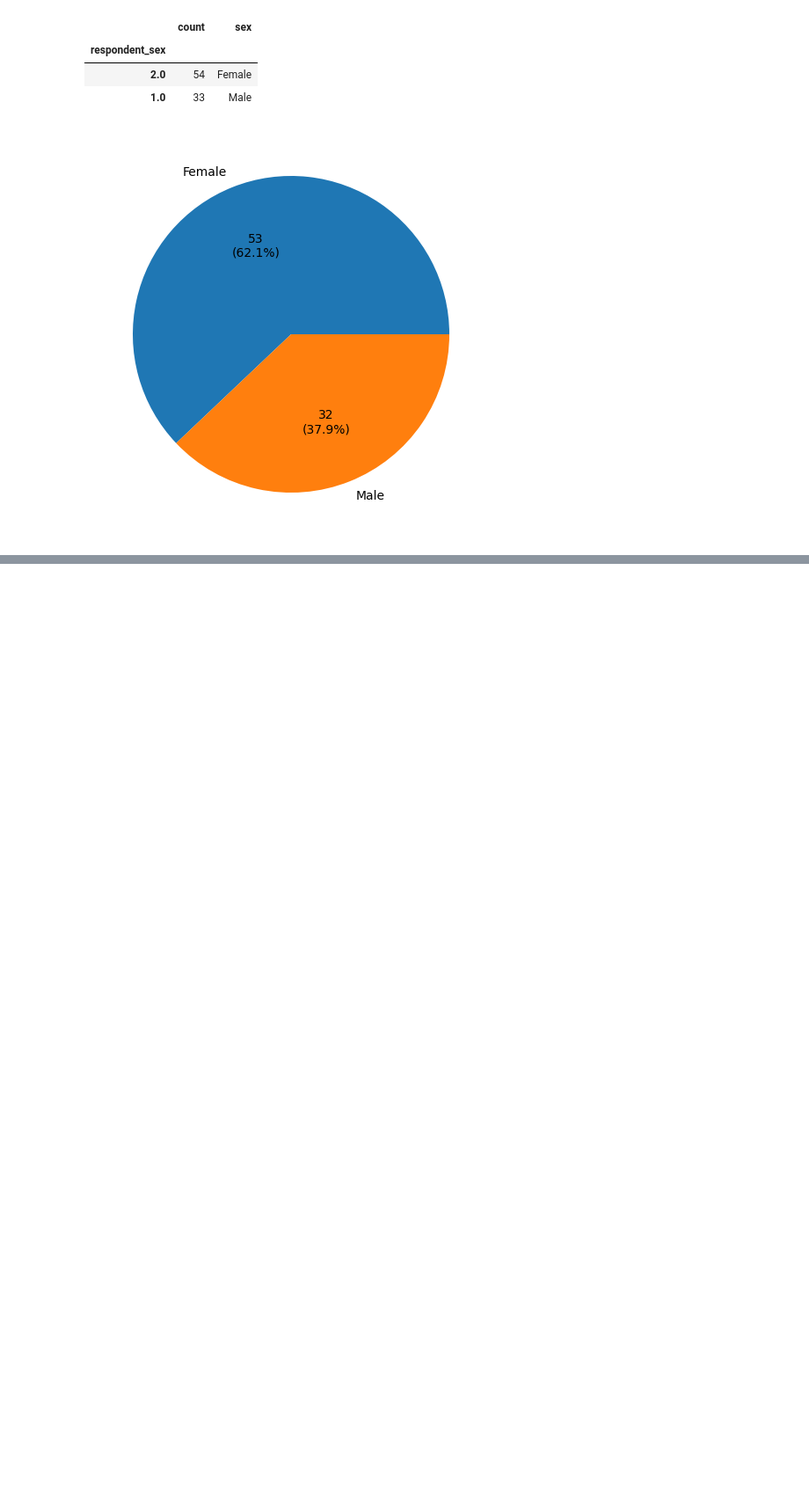
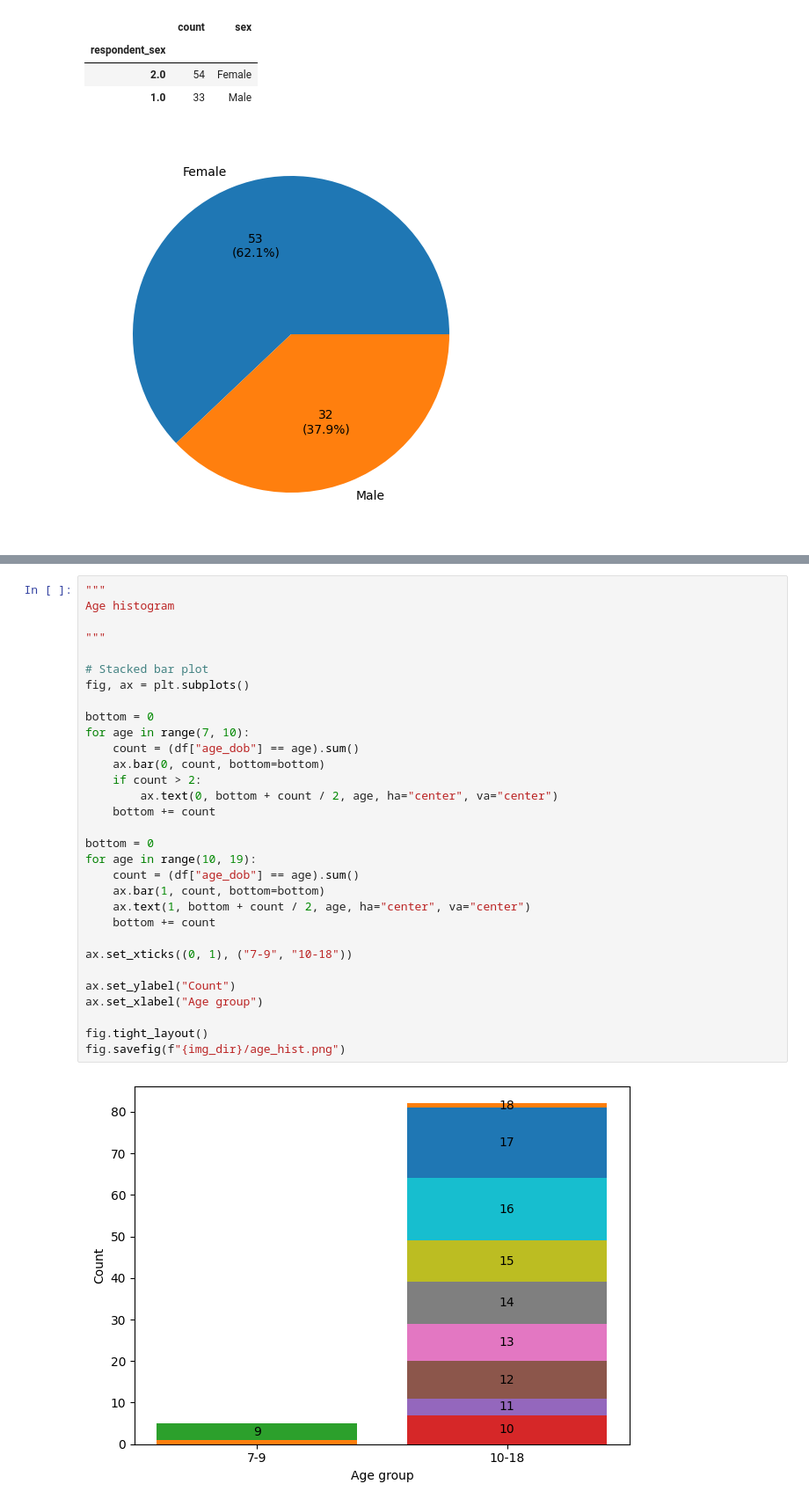
Before and after one commit to JGIBristol/seaco_smartwatch_paper, a Jupyter notebook: demographics.ipynb, the cells around one changed output, grey strips where cells are left out. Shown: that part at 88% size. Saved outputs shown, nothing was run; the diff lists cells and outputs as text; blank space fills up the shorter version.

```diff
--- a/demographics.ipynb
+++ b/demographics.ipynb
@@ -85,0 +86,33 @@ Number of participants per date with Ramadan indicated
+# %%
+"""
+Age histogram
+
+"""
+
+# Stacked bar plot
+fig, ax = plt.subplots()
+
+bottom = 0
+for age in range(7, 10):
+    count = (df["age_dob"] == age).sum()
+    ax.bar(0, count, bottom=bottom)
+    if count > 2:
+        ax.text(0, bottom + count / 2, age, ha="center", va="center")
+    bottom += count
+
+bottom = 0
+for age in range(10, 19):
+    count = (df["age_dob"] == age).sum()
+    ax.bar(1, count, bottom=bottom)
+    ax.text(1, bottom + count / 2, age, ha="center", va="center")
+    bottom += count
+
+ax.set_xticks((0, 1), ("7-9", "10-18"))
+
+ax.set_ylabel("Count")
+ax.set_xlabel("Age group")
+
+fig.tight_layout()
+fig.savefig(f"{img_dir}/age_hist.png")
+# %% [output]
+[figure, added]
```
Also changed, not shown: parts of 6 cells of this notebook, 2 other files.
